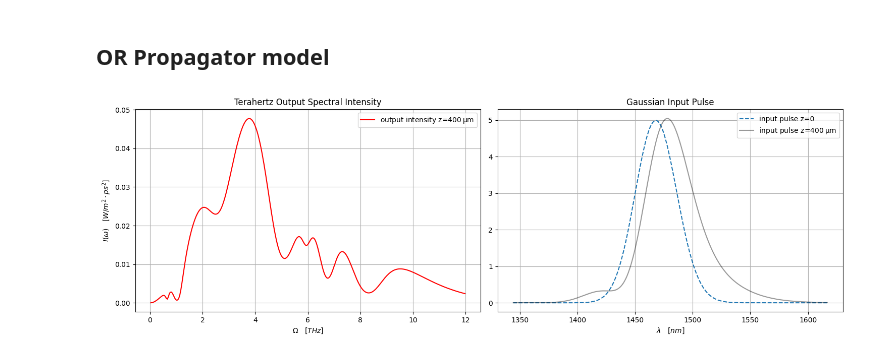
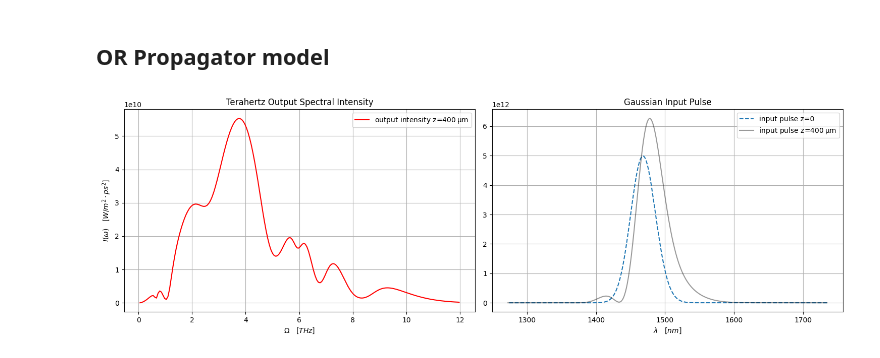
Before and after one commit to p-engel/nonlinear_optics, a Jupyter notebook: optical_rectification/analysis.ipynb, the cells around one changed output. Saved outputs shown, nothing was run; the diff lists cells and outputs as text; code cells hidden in the pictures.

```diff
--- a/optical_rectification/analysis.ipynb
+++ b/optical_rectification/analysis.ipynb
@@ -63,19 +63,17 @@ This result yields the well known time-bandwidth product of a Fourier transform
 w0 = c_thz / 1468e-9  # [THz]
 t_fwhm = 75e-15 * 1e12  # [ps]
 E0 = 5.4315195283 * 1e8  # [V/m]
-pulse = definitions.Gaussian(w0=w0, t_fwhm=t_fwhm, E0=E0)
-sigma = pulse.delta / ( 2 * np.sqrt(2 * np.pi) )
-w = np.linspace((w0 - 3*sigma), (w0 + 3*sigma), 2**10)
+pulse = definitions.Gaussian(w0=w0, t_fwhm=t_fwhm, E0=E0, Nw=2**10)
 w_fwhm = pulse.delta * np.sqrt(2*np.log(2)) / (2 * np.pi)
 
 fig1, ax = plt.subplots()
-ax.plot(w, pulse.field_w(w), 'r')
+ax.plot(pulse.w, pulse.field_w(), 'r')
 ax.set_title("Gaussian Pulse")
 ax.set_xlabel(r"$\omega \quad [THz]$")
 ax.set_ylabel(r"$E(\omega) \quad [V/m\cdot ps]$")
 ax.tick_params(axis='y',labelcolor='r')
 ax1 = ax.twinx()
-ax1.plot(w, (EPS0*c/2)*np.abs(pulse.field_w(w))**2, 'k')
+ax1.plot(pulse.w, (EPS0*c/2)*np.abs(pulse.field_w())**2, 'k')
 ax1.set_ylabel(r"$I(\omega) \quad [W/m^2 \cdot ps^2]$")
 ax1.tick_params(axis='y',labelcolor='k')
 
@@ -133,14 +134,14 @@ plt.grid(True)
 # Visualize refractive index in THz region
 fig3, ax3 = plt.subplots()
 
-Ω_max = 12; m_max = int(Ω_max / dw)
-mvals = np.arange(1, m_max + 1)
-print(len(mvals))
+Ω_max = 12; m_dps = int(Ω_max / dw)
+NΩ = m_dps + 1
+mvals = np.linspace(1, m_dps, NΩ); print(len(mvals))
 Ω = mvals * dw
-index_Ω = definitions.Index(Ω);
-n_thz = index_Ω.n()
 
-ax3.plot(Ω, n_thz, 'b')
+index_Ω = definitions.Index(Ω)
+
+ax3.plot(Ω, index_Ω.n(), 'b')
 ax3.set_xlabel(r'$\Omega$ $THz$')
 ax3.set_ylabel(r"$n \quad [1]$")
 ax3.set_ylim(1.98, 2.7)
@@ -310,26 +303,33 @@ Ew_output, EΩ_output = model.unpack( sol.y[:, -1] )
+# %%
+# --- propagation model ---
+# model = propagator.ORPropagator(pulse, Ω_max, NΩ, cascade=True)
+# --- solver ---
+output = run.or_simulation(
+    w0=w0, t_fwhm=t_fwhm, E0=1.2*5.4315e8,
+    Ω_max=Ω_max, NΩ=NΩ,
+    depth=zvals[-2], cascade=True
+)
 # %%
 # visualize Field Output
 fig10, (ax10, ax11) = plt.subplots(figsize=(15, 5), nrows=1, ncols=2)
-# fig10, ax10 = plt.subplots(figsize=(15, 5))
 
-ax11.plot(c_thz/w * 1e9, (EPS0*c_thz/2)*np.abs(Ew_input)**2, '--',
+ax11.plot(c_thz/pulse.w * 1e9, (EPS0 * c / 2)*np.abs(pulse.field_w())**2, '--',
           label=r'input pulse z=0')
-ax11.plot(c_thz/w * 1e9, (EPS0*c_thz/2)*np.abs(Ew_output)**2, 'k',
+ax11.plot(c_thz/pulse.w * 1e9, (EPS0 * c / 2)*np.abs(output["Ew"])**2, 'k',
           alpha=0.4, label=r'input pulse z=$400 \: {\rm {\mu}m}$')
 ax11.set_title(r"Gaussian Input Pulse")
-# ax11.set_xlabel(r"$\omega \quad [THz]$")
 ax11.set_xlabel(r"$\lambda \quad [nm]$")
 ax11.legend()
 ax11.grid(True)
 
-ax10.plot(Ω, (EPS0*c_thz/2)*np.abs(EΩ_output)**2, '-r',
+ax10.plot(output["model"].Ω, (EPS0 * c / 2)*np.abs(output["EΩ"])**2, '-r',
           label=r'output intensity z=$400 \: {\rm {\mu}m}$')
 ax10.set_title(r"Terahertz Output Spectral Intensity")
 ax10.set_xlabel(r"$\Omega \quad [THz]$")
 ax10.set_ylabel(r"$I(\omega) \quad [W/m^2 \cdot ps^2]$")
 ax10.legend()
 ax10.grid(True)
 
 plt.tight_layout()
 # %% [output]
-[figure, old version]
+[figure, new version]
```
Also changed, not shown: parts of 10 cells of this notebook, 1 other file.
